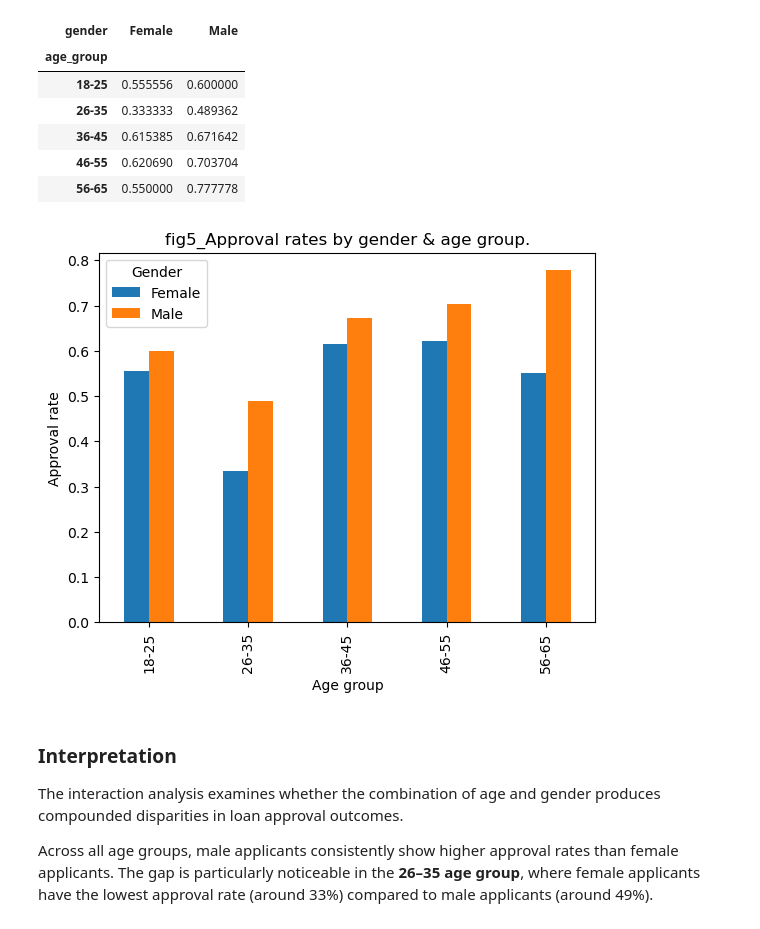
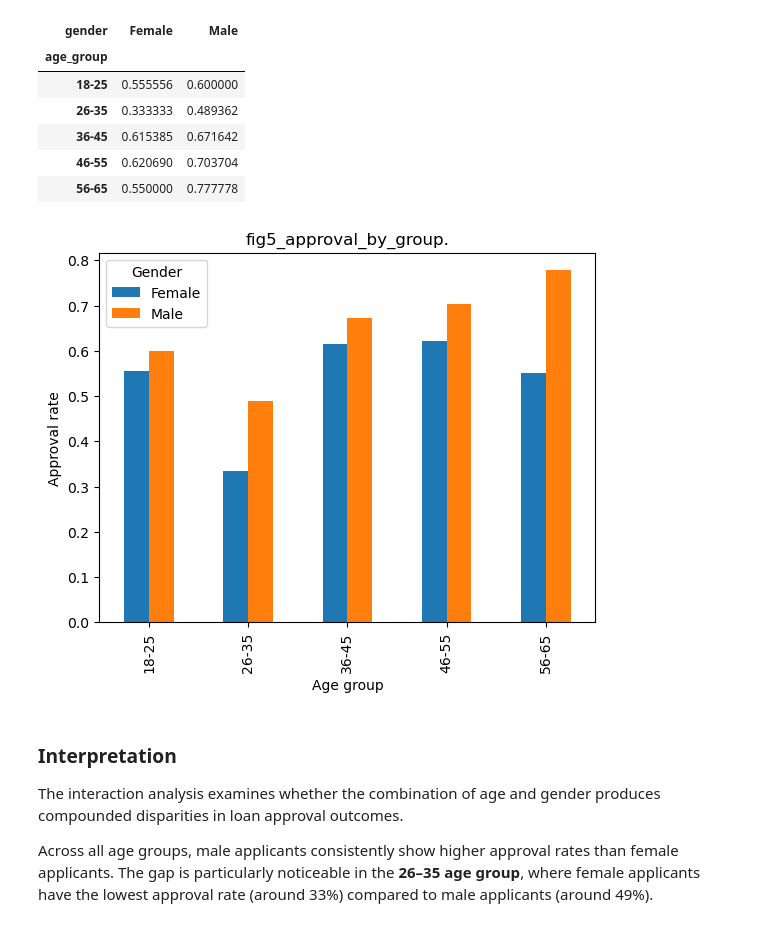
Before and after one commit to JonasKnosp/dego-project-team11-TXC, a Jupyter notebook: notebooks/02-bias-analysis.ipynb, the cells around one changed output. Drawn from its saved outputs; the diff is of its cells as text; code cells hidden in the pictures.

Commit message:
finishing touches plots

```diff
--- a/notebooks/02-bias-analysis.ipynb
+++ b/notebooks/02-bias-analysis.ipynb
@@ -294,14 +294,14 @@ age_gender_approval
 # %%
 age_gender_approval.plot(kind='bar')
 
 plt.ylabel("Approval rate")
-plt.title("fig5_Approval rates by gender & age group.")
+plt.title("fig5_approval_by_group.")
 plt.xlabel("Age group")
 
 plt.legend(title="Gender")
 plt.show()
 # %% [output]
-[figure, old version]
+[figure, new version]
 # %% [markdown]
 ### Interpretation
 
```
Also changed, not shown: parts of 1 cell of this notebook, 1 other file.
